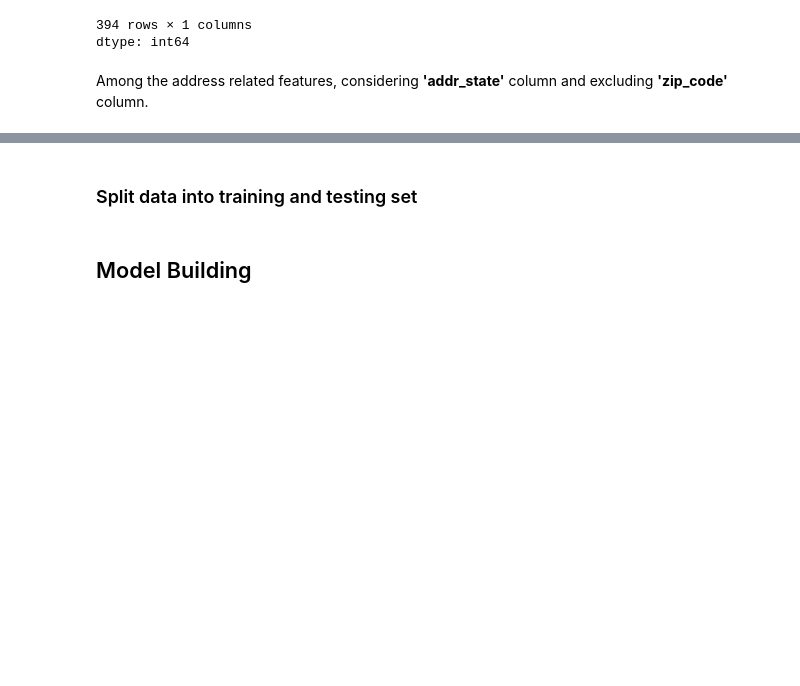
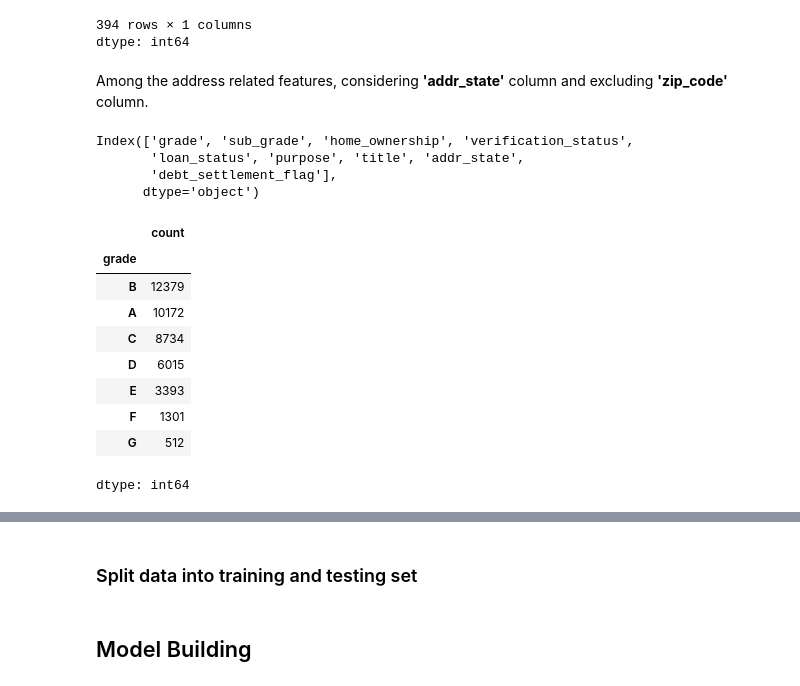
Before and after one commit to Shrutiba/iisc_cds, a Jupyter notebook: M2_AST_07_Catboost_XGBoost_LightGBM_A.ipynb, the cells around one changed output, grey strips where cells are left out. Saved outputs shown, nothing was run; the diff lists cells and outputs as text; code cells hidden in the pictures; blank space fills up the shorter version.

```diff
--- a/M2_AST_07_Catboost_XGBoost_LightGBM_A.ipynb
+++ b/M2_AST_07_Catboost_XGBoost_LightGBM_A.ipynb
@@ -803,3 +802,26 @@ dfloan_select['int_rate'] = dfloan_select['int_rate'].astype('float')
 Among the address related features, considering **'addr_state'** column and excluding **'zip_code'** column.
 # %%
 dfloan_select = dfloan_select.drop('zip_code', axis = 1)
+# %%
+cat_col = dfloan_select.select_dtypes(exclude=['number']).columns
+len(cat_col)
+cat_col
+# %% [output]
+Index(['grade', 'sub_grade', 'home_ownership', 'verification_status',
+       'loan_status', 'purpose', 'title', 'addr_state',
+       'debt_settlement_flag'],
+      dtype='object')
+# %%
+grade_unique = dfloan_select['grade'].value_counts()
+grade_unique
+# %% [output]
+|  | count |
+| grade |  |
+| B | 12379 |
+| A | 10172 |
+| C | 8734 |
+| D | 6015 |
+| E | 3393 |
+| F | 1301 |
+| G | 512 |
+dtype: int64
```
Also changed, not shown: parts of 18 cells of this notebook.
